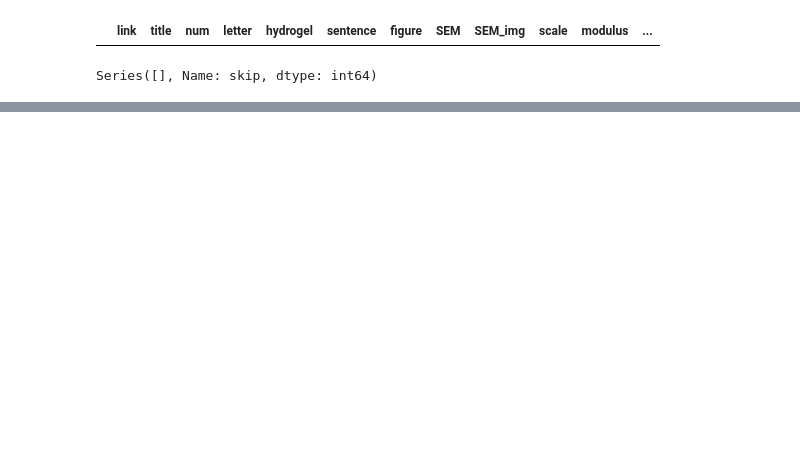
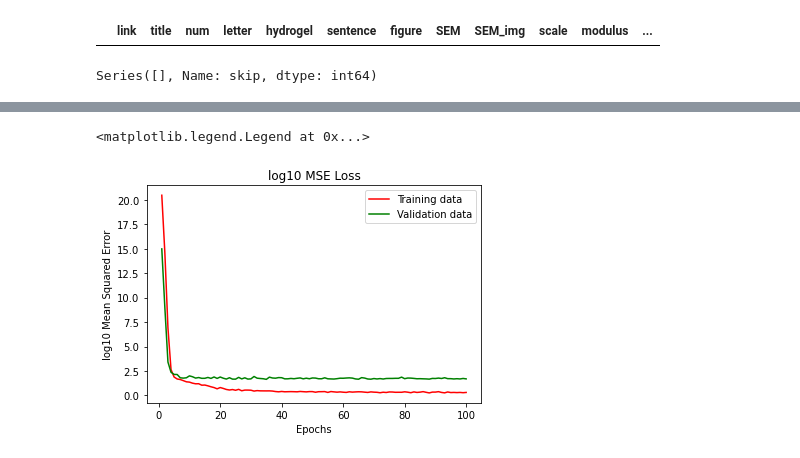
Before and after one commit to brandonho667/sempro-model, a Jupyter notebook: SEM data.ipynb, the cells around one changed output, grey strips where cells are left out. Saved outputs shown, nothing was run; the diff lists cells and outputs as text; code cells hidden in the pictures; blank space fills up the shorter version.

```diff
--- a/SEM data.ipynb
+++ b/SEM data.ipynb
@@ -267,0 +555,11 @@ Largest resolution is (2086, 1869)
+# %%
+plt.figure()
+plt.plot(range(1,101),train_mse_loss_list,'-r',label="Training data")
+plt.plot(range(1,101),val_mse_loss_list,'-g',label="Validation data")
+plt.gca().set_xlabel("Epochs")
+plt.gca().set_ylabel("log10 Mean Squared Error")
+plt.gca().set_title("log10 MSE Loss")
+plt.legend()
+# %% [output]
+<matplotlib.legend.Legend at 0x...>
+[figure, added]
```
Also changed, not shown: parts of 32 cells of this notebook.
